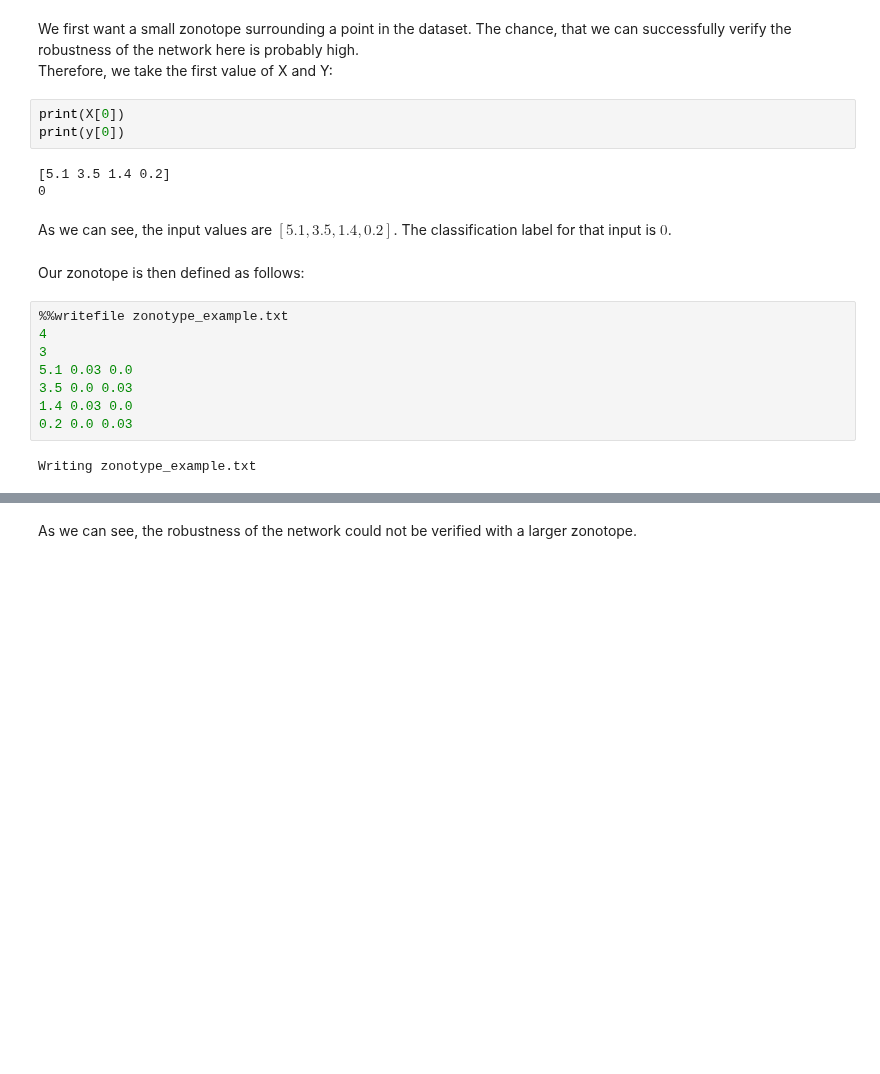
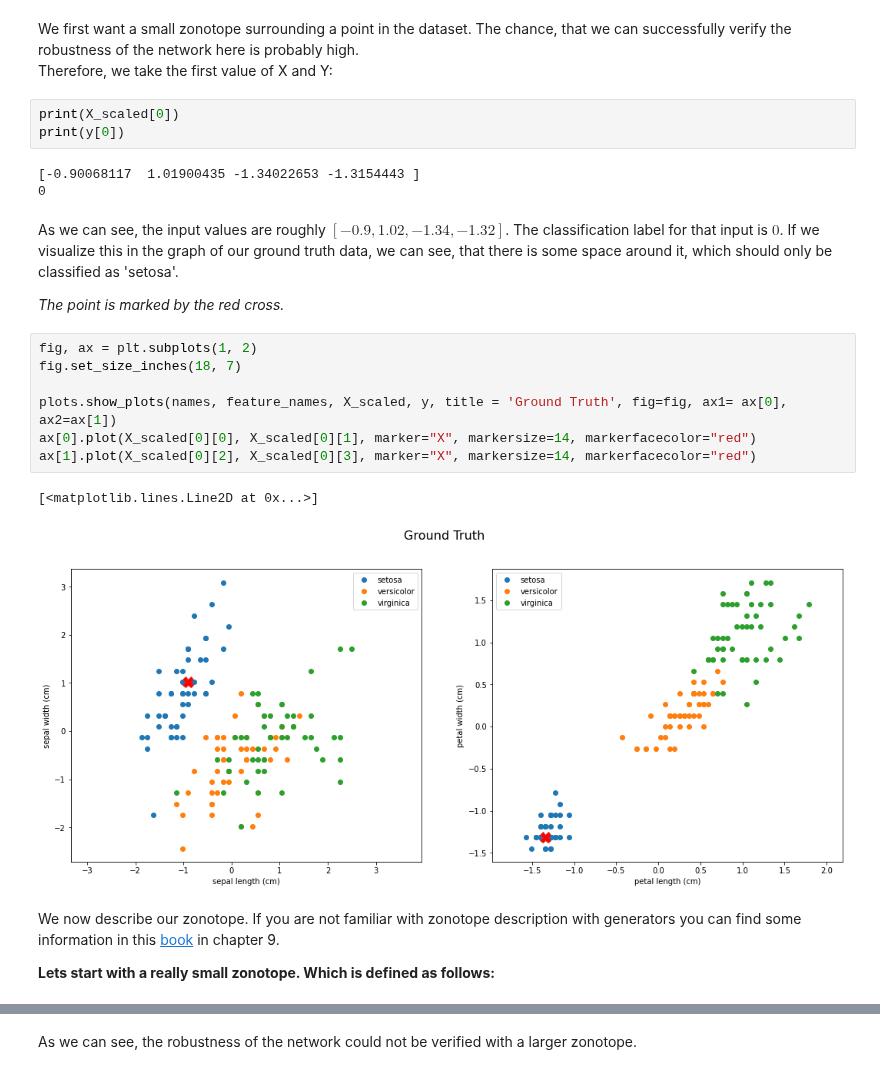
Before and after one commit to DDiekmann/Applied-Verification-Lab-Neural-Networks, a Jupyter notebook: Tutorials/Verification_by_abstraction_with_eran.ipynb, the cells around one changed output, grey strips where cells are left out. Cells and saved outputs as stored; diff of their text form; blank space fills up the shorter version.

```diff
--- a/Tutorials/Verification_by_abstraction_with_eran.ipynb
+++ b/Tutorials/Verification_by_abstraction_with_eran.ipynb
@@ -177,22 +165,26 @@ The second integer is one plus the number of error terms of the zonotope. The nu
 We first want a small zonotope surrounding a point in the dataset. The chance, that we can successfully verify the robustness of the network here is probably high. \
 Therefore, we take the first value of X and Y:
 # %%
-print(X[0])
+print(X_scaled[0])
 print(y[0])
 # %% [output]
-[5.1 3.5 1.4 0.2]
+[-0.90068117  1.01900435 -1.34022653 -1.3154443 ]
 0
-# %% [markdown]
-As we can see, the input values are $[5.1, 3.5, 1.4, 0.2]$. The classification label for that input is $0$.
-# %% [markdown]
-Our zonotope is then defined as follows:
-# %%
-%%writefile zonotype_example.txt
-4
-3
-5.1 0.03 0.0
-3.5 0.0 0.03
-1.4 0.03 0.0
-0.2 0.0 0.03
-# %% [output]
-Writing zonotype_example.txt
+# %% [markdown]
+As we can see, the input values are roughly $[-0.9, 1.02, -1.34, -1.32]$. The classification label for that input is $0$. If we visualize this in the graph of our ground truth data, we can see, that there is some space around it, which should only be classified as 'setosa'.
+
+*The point is marked by the red cross.*
+# %%
+fig, ax = plt.subplots(1, 2)
+fig.set_size_inches(18, 7)
+
+plots.show_plots(names, feature_names, X_scaled, y, title = 'Ground Truth', fig=fig, ax1= ax[0], ax2=ax[1])
+ax[0].plot(X_scaled[0][0], X_scaled[0][1], marker="X", markersize=14, markerfacecolor="red")
+ax[1].plot(X_scaled[0][2], X_scaled[0][3], marker="X", markersize=14, markerfacecolor="red")
+# %% [output]
+[<matplotlib.lines.Line2D at 0x...>]
+[figure, added]
+# %% [markdown]
+We now describe our zonotope. If you are not familiar with zonotope description with generators you can find some information in this [book](https://arxiv.org/pdf/2109.10317.pdf) in chapter 9.
+
+**Lets start with a really small zonotope. Which is defined as follows:**
```
Also changed, not shown: parts of 56 cells of this notebook.
